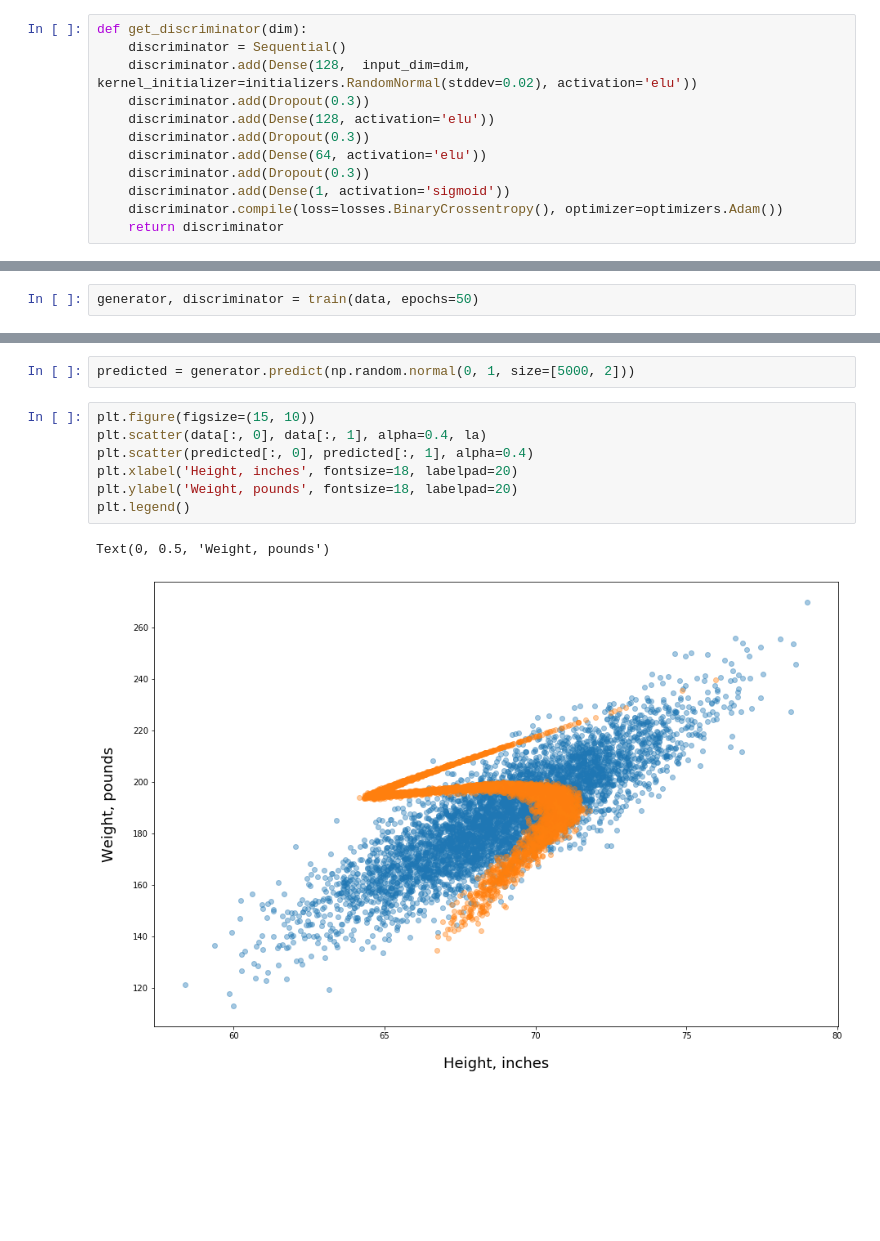
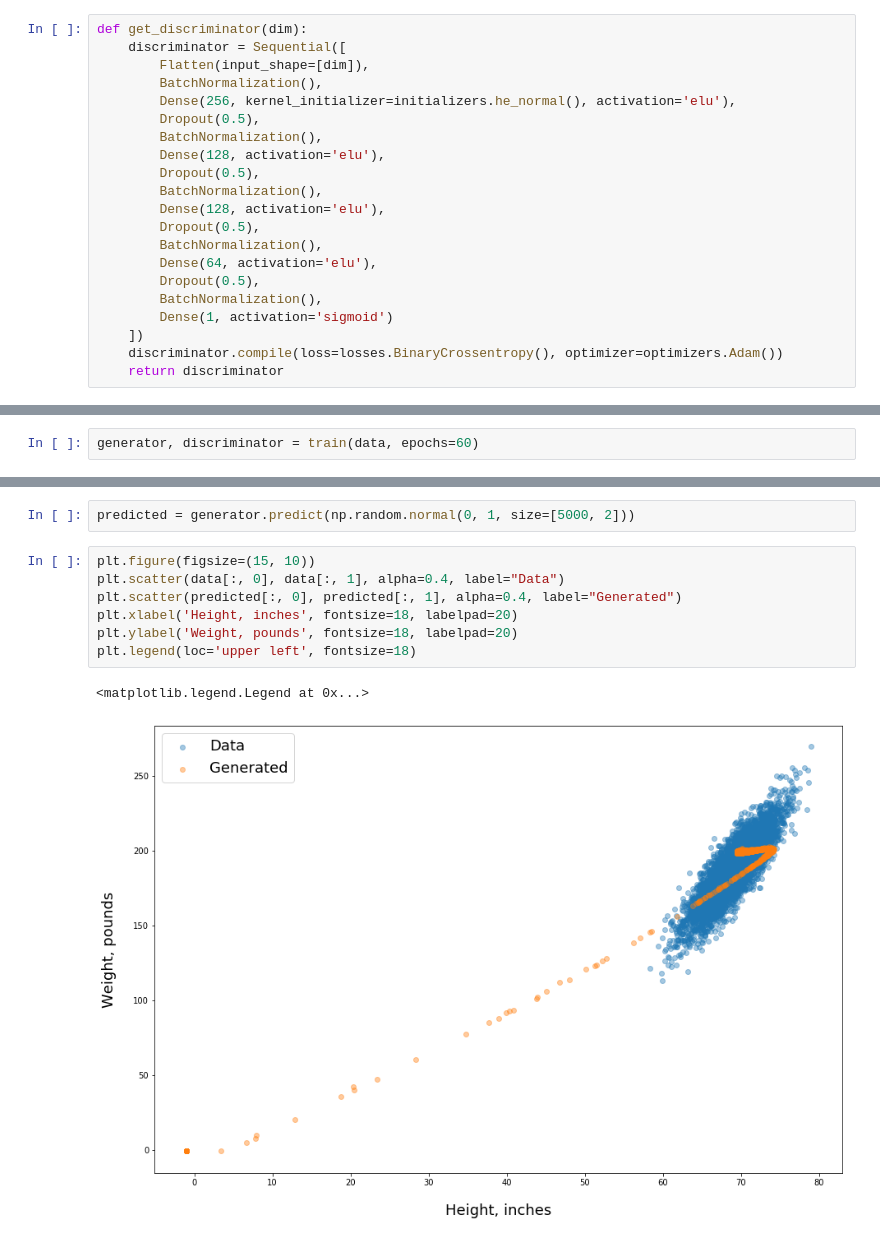
Before and after one commit to Lpshkn/MachineLearningPractice, a Jupyter notebook: Generative Adversarial Network.ipynb, the cells around one changed output, grey strips where cells are left out. Saved outputs shown, nothing was run; the diff lists cells and outputs as text; blank space fills up the shorter version.

```diff
--- a/Generative Adversarial Network.ipynb
+++ b/Generative Adversarial Network.ipynb
@@ -56,14 +65,23 @@ def get_generator(dim):
     return generator
 # %%
 def get_discriminator(dim):
-    discriminator = Sequential()
-    discriminator.add(Dense(128,  input_dim=dim, kernel_initializer=initializers.RandomNormal(stddev=0.02), activation='elu'))
-    discriminator.add(Dropout(0.3))
-    discriminator.add(Dense(128, activation='elu'))
-    discriminator.add(Dropout(0.3))
-    discriminator.add(Dense(64, activation='elu'))
-    discriminator.add(Dropout(0.3))
-    discriminator.add(Dense(1, activation='sigmoid'))
+    discriminator = Sequential([
+        Flatten(input_shape=[dim]),
+        BatchNormalization(),
+        Dense(256, kernel_initializer=initializers.he_normal(), activation='elu'),
+        Dropout(0.5),
+        BatchNormalization(),
+        Dense(128, activation='elu'),
+        Dropout(0.5),
+        BatchNormalization(),
+        Dense(128, activation='elu'),
+        Dropout(0.5),
+        BatchNormalization(),
+        Dense(64, activation='elu'),
+        Dropout(0.5),
+        BatchNormalization(),
+        Dense(1, activation='sigmoid')
+    ])
     discriminator.compile(loss=losses.BinaryCrossentropy(), optimizer=optimizers.Adam())
     return discriminator
 # %%
@@ -117,6 +135,6 @@ def train(data, epochs=100, batch_size=32):
 
     return generator, discriminator
 # %%
-generator, discriminator = train(data, epochs=50)
+generator, discriminator = train(data, epochs=60)
 # %% [output]
 --------------- Epoch 1 ---------------
@@ -140,11 +158,11 @@ generator, discriminator = train(data, epochs=50)
 predicted = generator.predict(np.random.normal(0, 1, size=[5000, 2]))
 # %%
 plt.figure(figsize=(15, 10))
-plt.scatter(data[:, 0], data[:, 1], alpha=0.4, la)
-plt.scatter(predicted[:, 0], predicted[:, 1], alpha=0.4)
+plt.scatter(data[:, 0], data[:, 1], alpha=0.4, label="Data")
+plt.scatter(predicted[:, 0], predicted[:, 1], alpha=0.4, label="Generated")
 plt.xlabel('Height, inches', fontsize=18, labelpad=20)
 plt.ylabel('Weight, pounds', fontsize=18, labelpad=20)
-plt.legend()
+plt.legend(loc='upper left', fontsize=18)
 # %% [output]
-Text(0, 0.5, 'Weight, pounds')
+<matplotlib.legend.Legend at 0x...>
-[figure, old version]
+[figure, new version]
```
Also changed, not shown: parts of 7 cells of this notebook.
